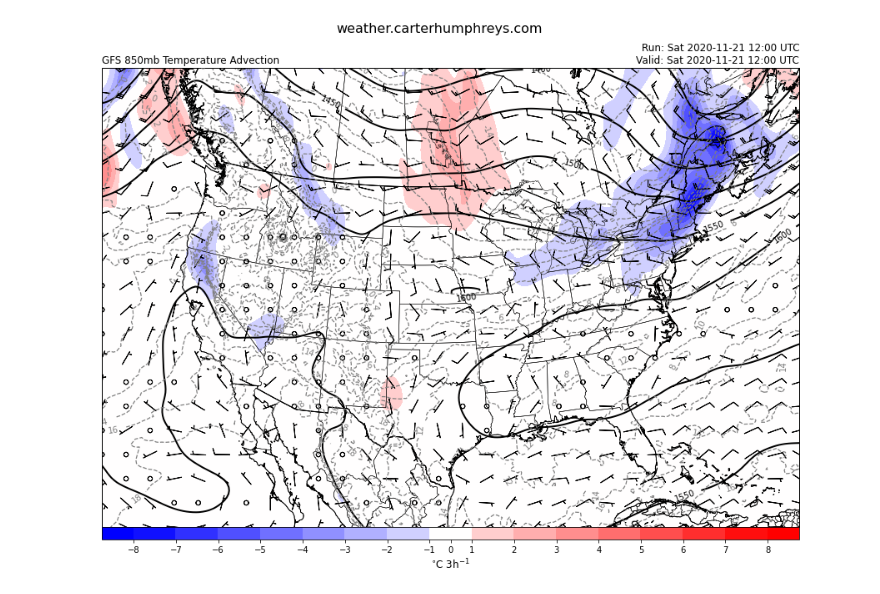
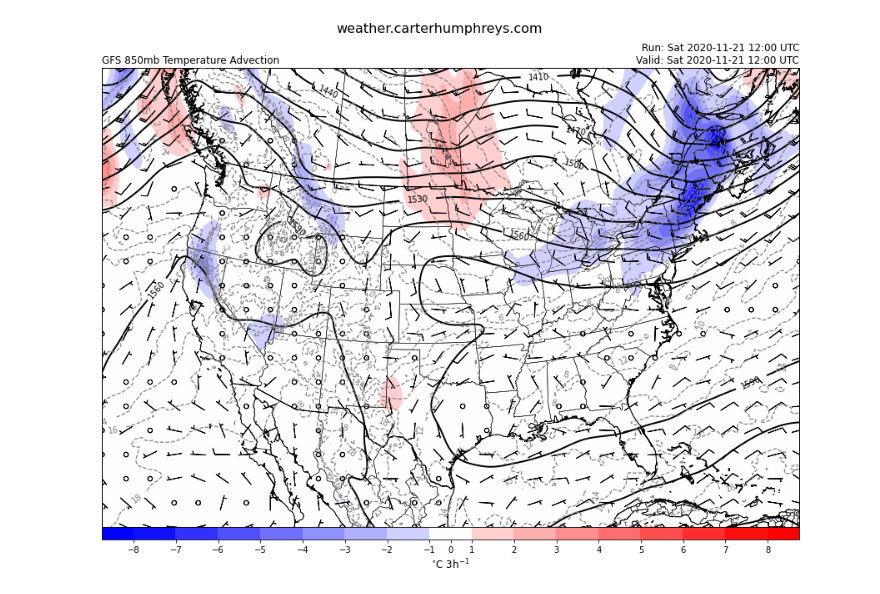
Before and after one commit to HumphreysCarter/Model-Data, a Jupyter notebook: NOMADS/GFS_850mb_temperature_advection.ipynb, the cells around one changed output. Cells and saved outputs as stored; diff of their text form; code cells hidden in the pictures.

Commit message:
Fixed bug with z contour

```diff
--- a/NOMADS/GFS_850mb_temperature_advection.ipynb
+++ b/NOMADS/GFS_850mb_temperature_advection.ipynb
@@ -83,35 +83,35 @@ state_borders=cfeature.NaturalEarthFeature(category='cultural', name='admin_1_st
 ax.add_feature(state_borders, edgecolor='black', linewidth=0.5)
 
 # Plot Height Contours
-clev850 = np.arange(900, 3000, 30)
-cs = ax.contour(ds.lon, ds.lat, z, colors='black', linewidths=2, transform=datacrs)
+clev = np.arange(900, 3000, 30)
+cs = ax.contour(ds.lon, ds.lat, z, clev, colors='black', linewidths=2, transform=datacrs)
 plt.clabel(cs, fontsize=10, inline=1, inline_spacing=10, fmt='%i', rightside_up=True, use_clabeltext=True)
 
 # Plot Temperature Contours
 clevtemp850 = np.arange(-20, 20, 2)
 cs2 = ax.contour(ds.lon, ds.lat, T, clevtemp850, colors='grey', linewidths=1.25, linestyles='--', transform=datacrs)
 plt.clabel(cs2, fontsize=10, inline=1, inline_spacing=10, fmt='%i', rightside_up=True, use_clabeltext=True)
 
 # Plot Colorfill of Temperature Advection
 cint = np.arange(-8, 9)
 cf = ax.contourf(ds.lon, ds.lat, T_adv, cint[cint != 0], extend='both', cmap='bwr', transform=datacrs)
 cb = plt.colorbar(cf, ax=ax, pad=0, aspect=50, orientation='horizontal', extendrect=True, ticks=cint)
 cb.set_label(r'$^{\circ}$C 3h$^{-1}$', size='large')
 
 # Plot Wind Barbs
 ax.barbs(ds.lon, ds.lat, u.magnitude, v.magnitude, length=6, regrid_shape=20, pivot='middle', transform=datacrs)
 
 # Change datetiem64 to datetime
 valid = datetime.utcfromtimestamp(ds.time.values.astype('O')/1e9)
 
 # Add plot headers
 plt.title(f'GFS 850mb Temperature Advection', loc='left')
 plt.title(f'Run: {valid.strftime("%a %Y-%m-%d %H:%M")} UTC\nValid: {valid.strftime("%a %Y-%m-%d %H:%M")} UTC', loc='right')
 
 # Add title
 plt.suptitle(f'weather.carterhumphreys.com', fontsize=16, x=0.50, y=0.90)
 
 # Export plot and close
 plt.show()
 # %% [output]
-[figure, old version]
+[figure, new version]
```
Also changed, not shown: parts of 1 cell of this notebook.
